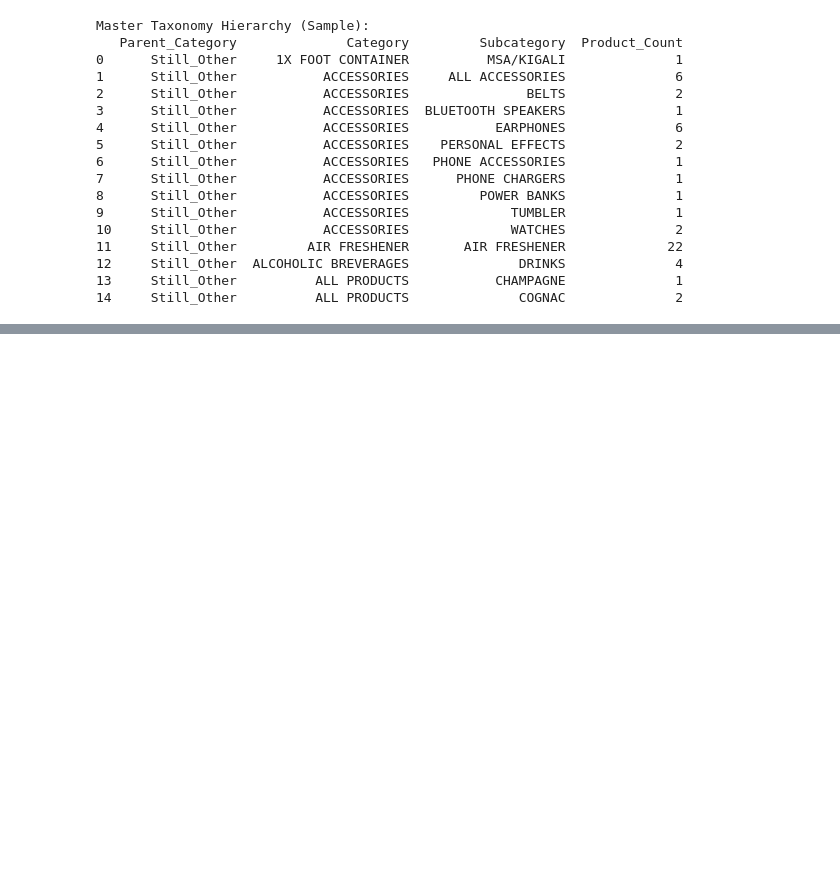
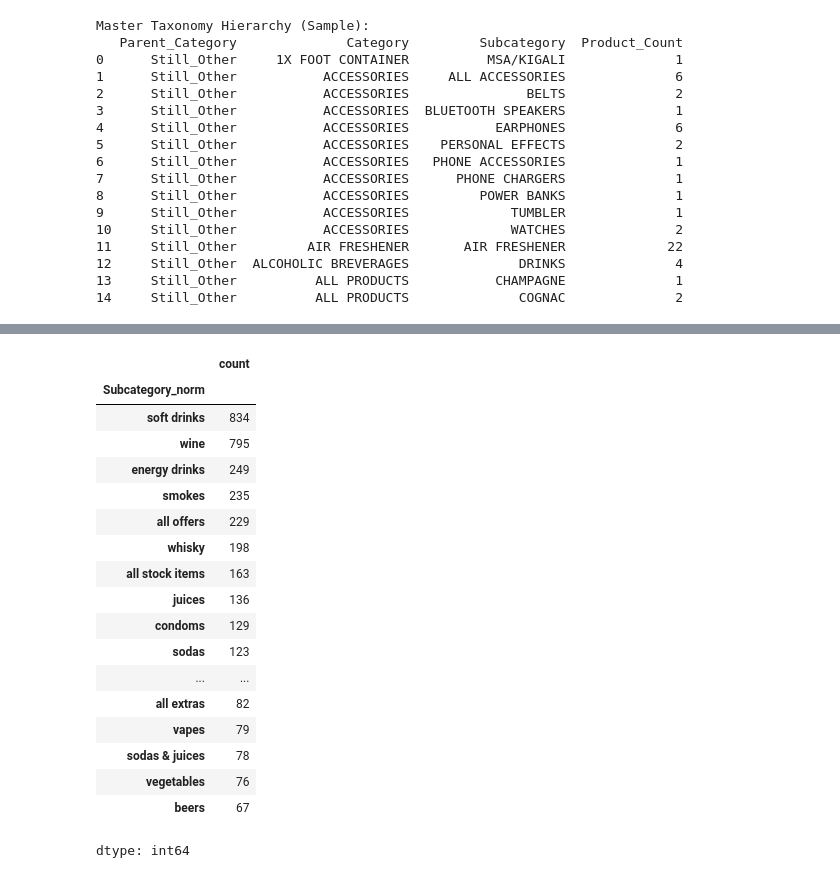
Before and after one commit to Ted-star7/Liquor-store-data-segregation, a Jupyter notebook: Liquor_store_data_segregation.ipynb, the cells around one changed output, grey strips where cells are left out. Saved outputs shown, nothing was run; the diff lists cells and outputs as text; code cells hidden in the pictures; blank space fills up the shorter version.

```diff
--- a/Liquor_store_data_segregation.ipynb
+++ b/Liquor_store_data_segregation.ipynb
@@ -826,0 +1160,22 @@ Master Taxonomy Hierarchy (Sample):
+# %%
+df[df['Parent_Category'] == 'uncategorized_generic']['Subcategory_norm'].value_counts().head(20)
+# %% [output]
+|  | count |
+| Subcategory_norm |  |
+| soft drinks | 834 |
+| wine | 795 |
+| energy drinks | 249 |
+| smokes | 235 |
+| all offers | 229 |
+| whisky | 198 |
+| all stock items | 163 |
+| juices | 136 |
+| condoms | 129 |
+| sodas | 123 |
+| ... | ... |
+| all extras | 82 |
+| vapes | 79 |
+| sodas & juices | 78 |
+| vegetables | 76 |
+| beers | 67 |
+dtype: int64
```
Also changed, not shown: parts of 21 cells of this notebook.
